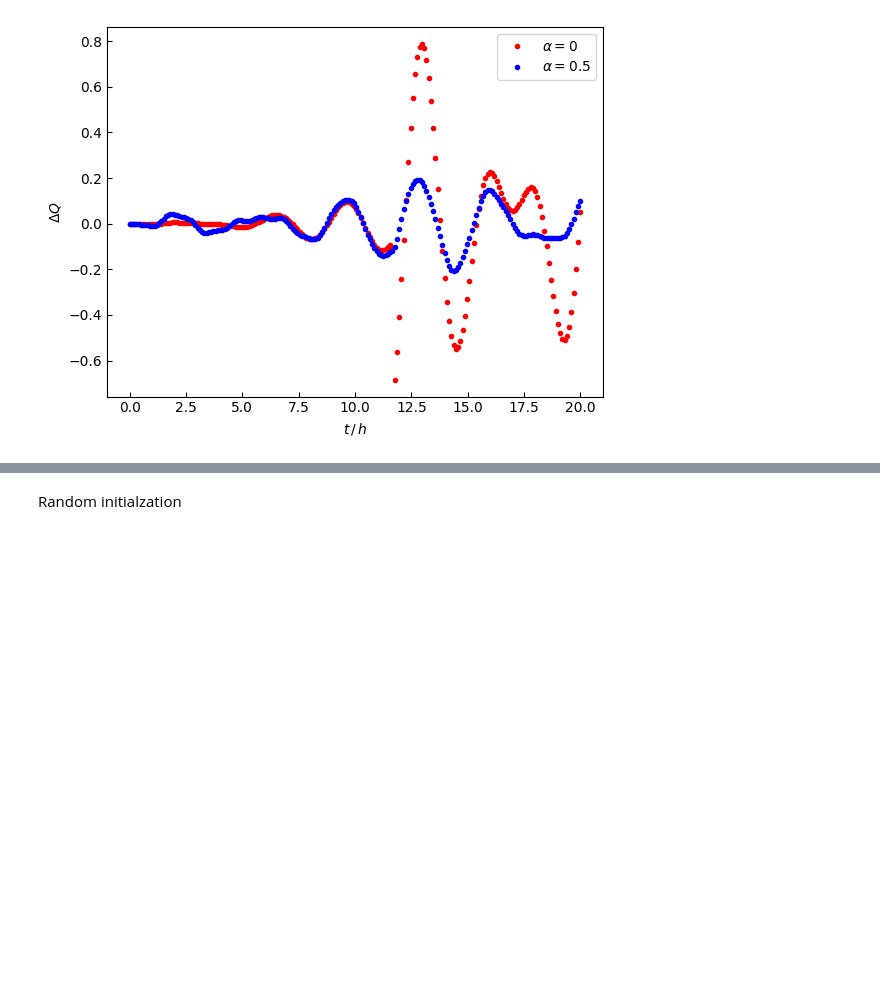
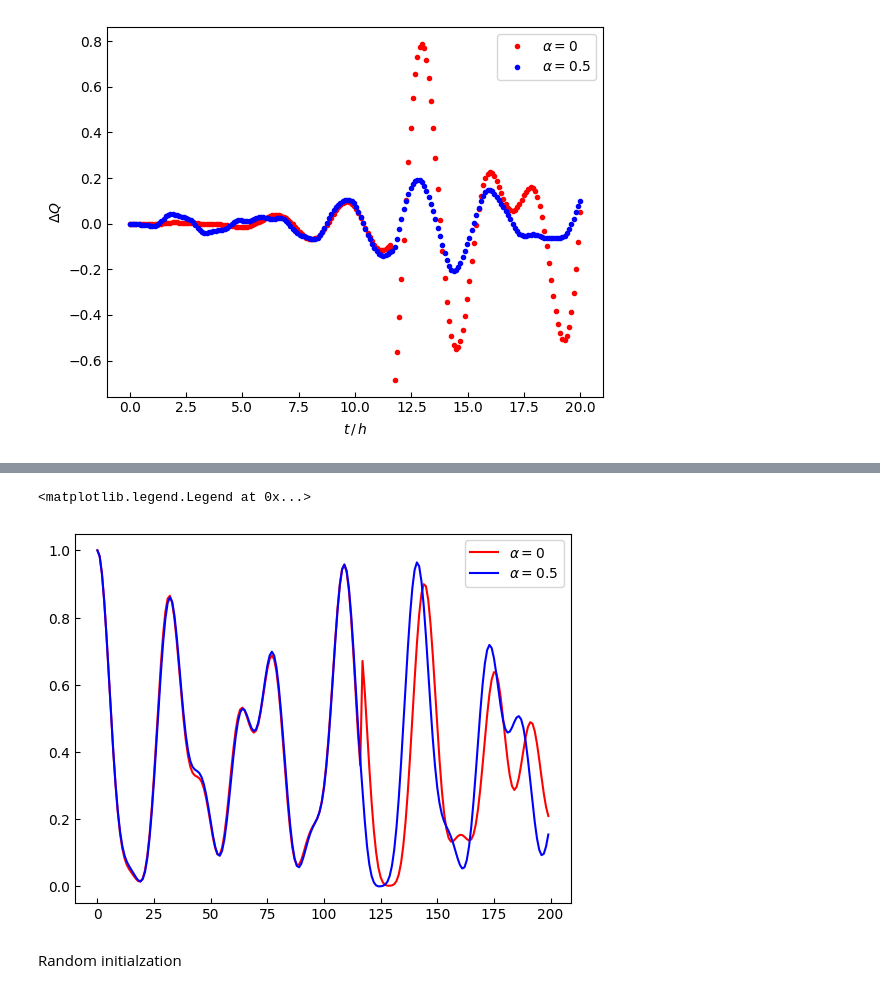
Before and after one commit to Zhelun-Li/VQS, a Jupyter notebook: energyCorrection_studies.ipynb, the cells around one changed output, grey strips where cells are left out. Saved outputs shown, nothing was run; the diff lists cells and outputs as text; code cells hidden in the pictures; blank space fills up the shorter version.

```diff
--- a/energyCorrection_studies.ipynb
+++ b/energyCorrection_studies.ipynb
@@ -262,3 +283,29 @@ plt.legend()
+# %%
+
+def getFidelity(num_qubits,p_list,index,sampler = sampler):
+    qc = QuantumCircuit(num_qubits,num_qubits)
+    qc=qc.compose(make_ansatz_HVA(p_list[0],num_qubits,num_layers))
+    qc=qc.compose(make_ansatz_HVA(p_list[index],num_qubits,num_layers).inverse())
+    qc.measure(qc.qubits,qc.clbits)
+    job=sampler.run([qc],shots=None)
+
+    return job.result().quasi_dists[0][0]
+# %%
+fid_baseline=[]
+fid_05=[]
+for i in range(len(p_list_baseline)):
+    fid=getFidelity(num_qubits,p_list_baseline,i,sampler = sampler)
+    fid_baseline.append(fid)
+
+    fid=getFidelity(num_qubits,p_list_05,i,sampler = sampler)
+    fid_05.append(fid)
+# %%
+plt.plot(range(len(fid_baseline)),fid_baseline,label=r'$\alpha = 0$',color='r')
+plt.plot(range(len(fid_baseline)),fid_05,label=r'$\alpha = 0.5$',color='b')
+plt.legend()
+# %% [output]
+<matplotlib.legend.Legend at 0x...>
+[figure, added]
 # %% [markdown]
 Random initialzation
 # %%
```
Also changed, not shown: parts of 7 cells of this notebook.
